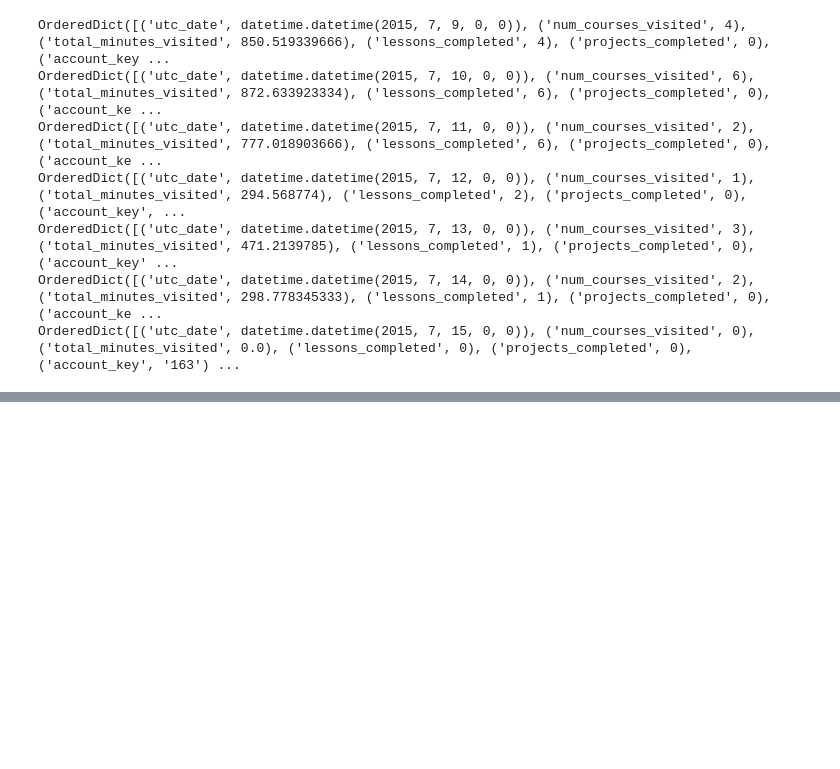
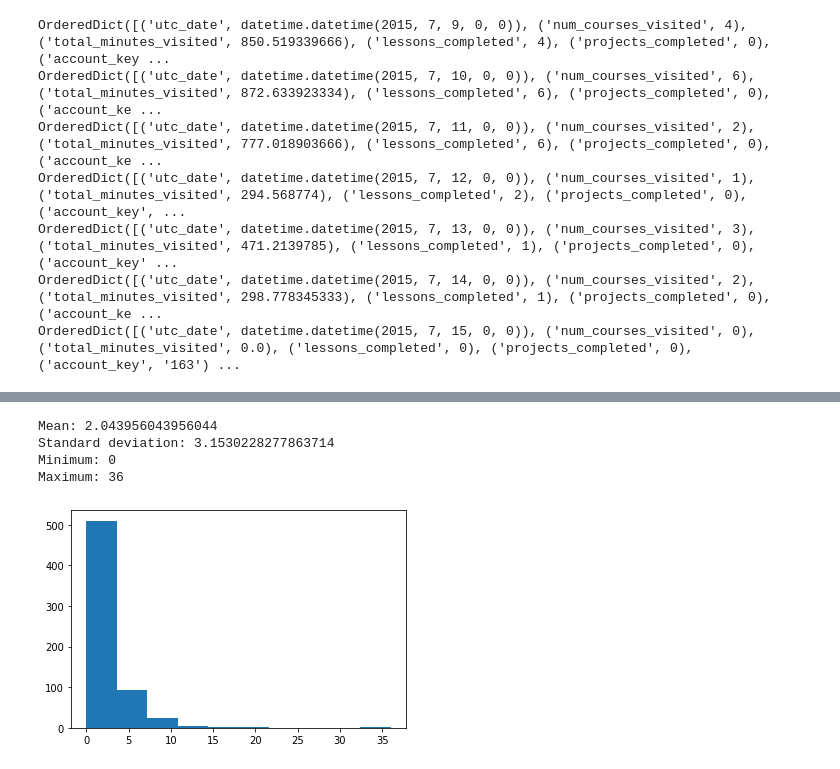
Before and after one commit to ruddysimon/Student_data_analysis, a Jupyter notebook: Student_analysis.ipynb, the cells around one changed output, grey strips where cells are left out. Saved outputs shown, nothing was run; the diff lists cells and outputs as text; code cells hidden in the pictures; blank space fills up the shorter version.

```diff
--- a/Student_analysis.ipynb
+++ b/Student_analysis.ipynb
@@ -393,0 +477,10 @@ OrderedDict([('utc_date', datetime.datetime(2015, 7, 15, 0, 0)), ('num_courses_v
+# %%
+# Passing students
+describe_passing_lesson_stu = passing_students_lessons.values()
+describe_data(describe_passing_lesson_stu)
+# %% [output]
+Mean: 2.043956043956044
+Standard deviation: 3.1530228277863714
+Minimum: 0
+Maximum: 36
+[figure, added]
```
Also changed, not shown: parts of 16 cells of this notebook.
